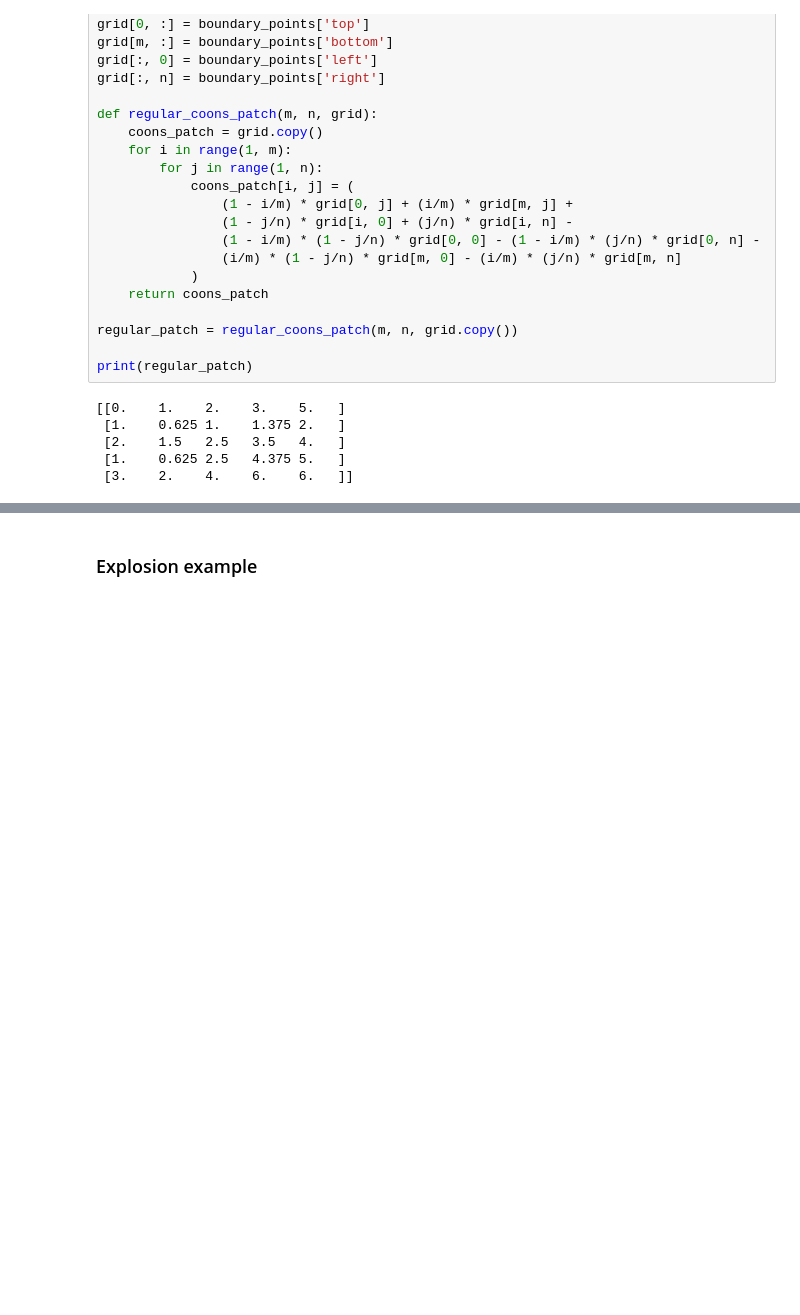
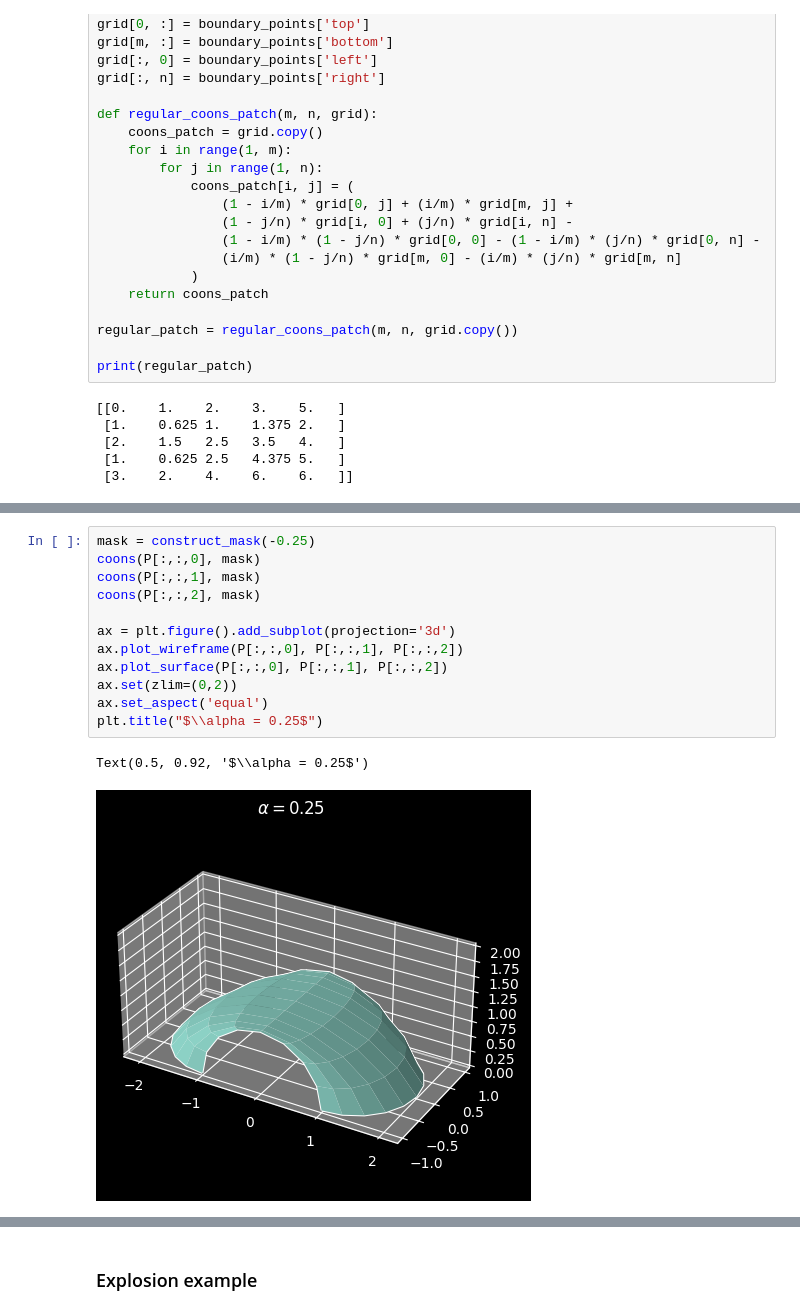
Before and after one commit to njezersek/diskrente-coonsove-ploskve-rpgo, a Jupyter notebook: coons.ipynb, the cells around one changed output, grey strips where cells are left out. Cells and saved outputs as stored; diff of their text form; blank space fills up the shorter version.

```diff
--- a/coons.ipynb
+++ b/coons.ipynb
@@ -231,0 +315,15 @@ print(regular_patch)
+# %%
+mask = construct_mask(-0.25)
+coons(P[:,:,0], mask)
+coons(P[:,:,1], mask)
+coons(P[:,:,2], mask)
+
+ax = plt.figure().add_subplot(projection='3d')
+ax.plot_wireframe(P[:,:,0], P[:,:,1], P[:,:,2])
+ax.plot_surface(P[:,:,0], P[:,:,1], P[:,:,2])
+ax.set(zlim=(0,2))
+ax.set_aspect('equal')
+plt.title("$\\alpha = 0.25$")
+# %% [output]
+Text(0.5, 0.92, '$\\alpha = 0.25$')
+[figure, added]
```
Also changed, not shown: parts of 12 cells of this notebook, 1 other file.
